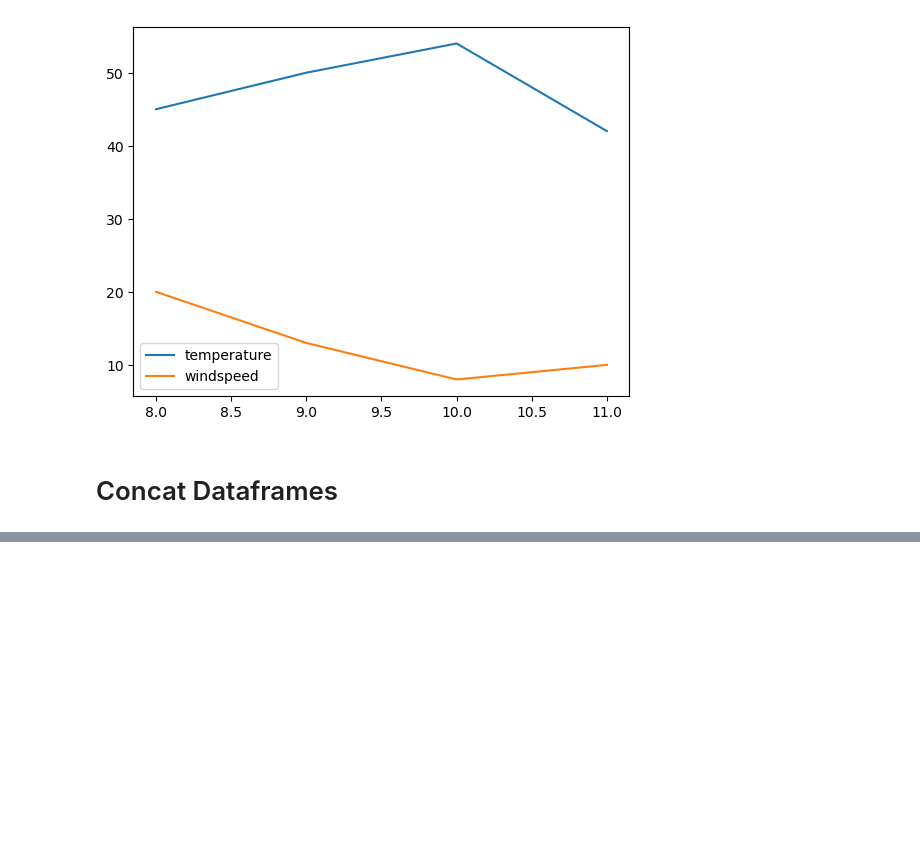
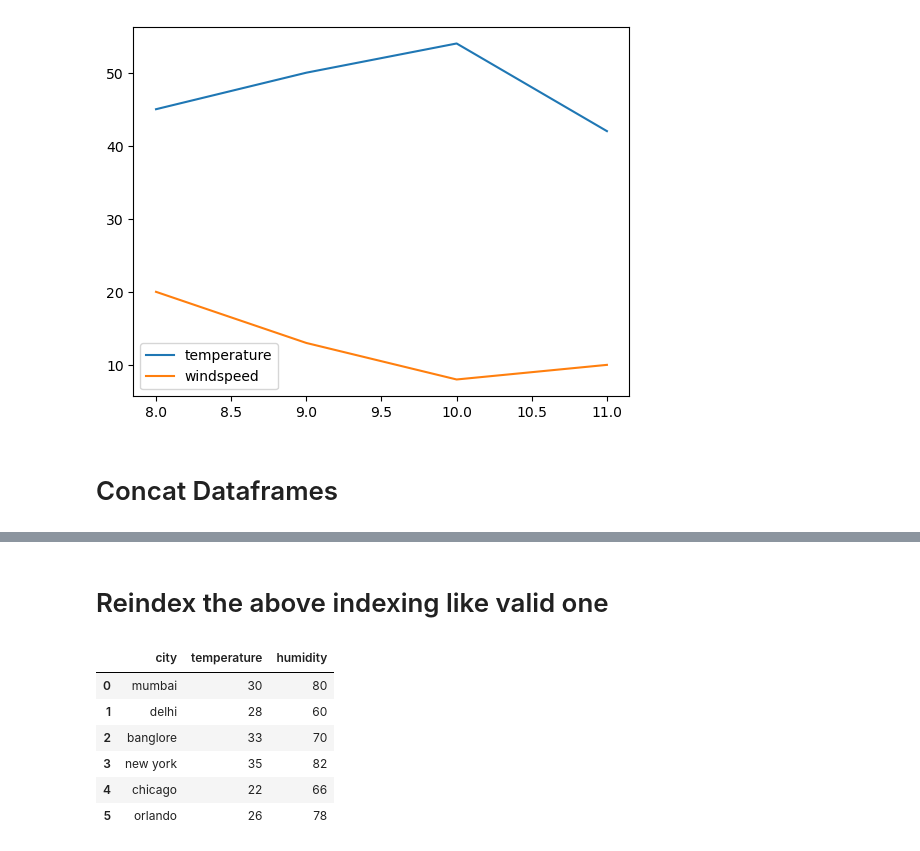
Before and after one commit to ChavinduDulaj/Pandas-Foundation-For-Beginners, a Jupyter notebook: Groupby function and Concat dataframe.ipynb, the cells around one changed output, grey strips where cells are left out. Cells and saved outputs as stored; diff of their text form; code cells hidden in the pictures; blank space fills up the shorter version.

```diff
--- a/Groupby function and Concat dataframe.ipynb
+++ b/Groupby function and Concat dataframe.ipynb
@@ -97,0 +135,13 @@ dtype: object
+# %% [markdown]
+# Reindex the above indexing like valid one
+# %%
+df=pd.concat([india_weather,usa_weather], ignore_index=True)
+df
+# %% [output]
+|  | city | temperature | humidity |
+| 0 | mumbai | 30 | 80 |
+| 1 | delhi | 28 | 60 |
+| 2 | banglore | 33 | 70 |
+| 3 | new york | 35 | 82 |
+| 4 | chicago | 22 | 66 |
+| 5 | orlando | 26 | 78 |
```
Also changed, not shown: parts of 13 cells of this notebook.
